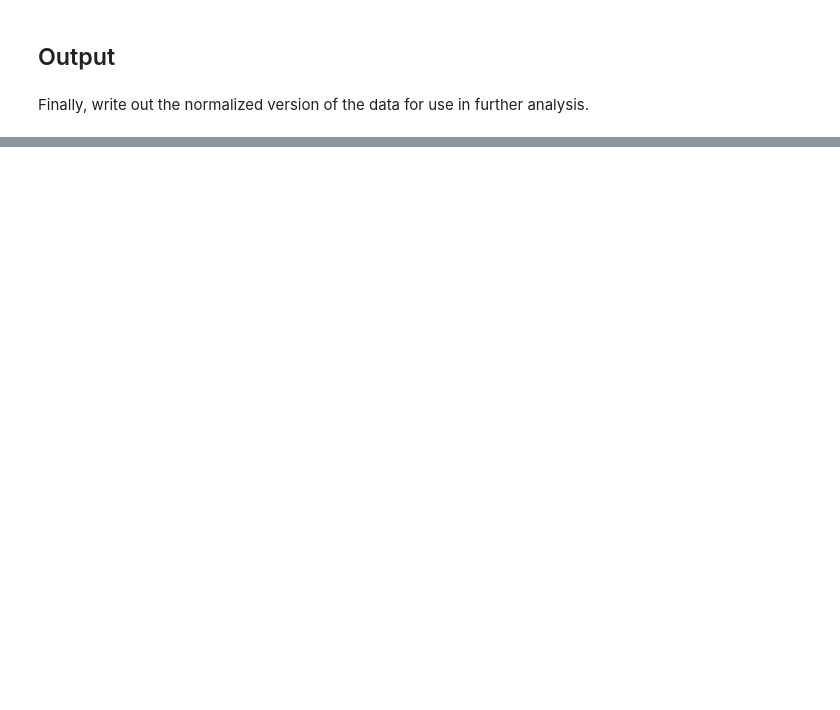
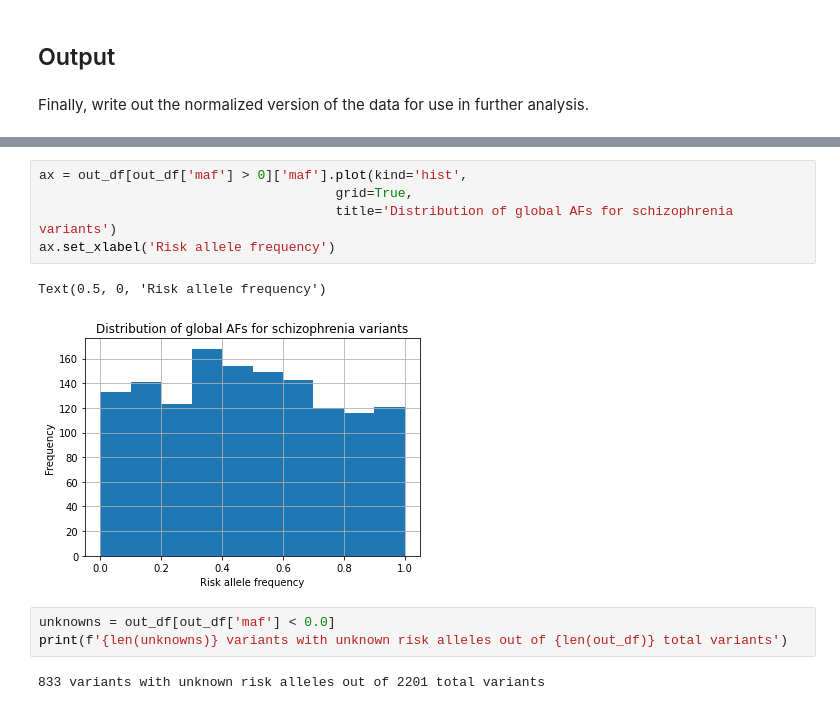
Before and after one commit to jstimes/MentalMap, a Jupyter notebook: notebooks/GWAS_catalog_EDA_and_normalization.ipynb, the cells around one changed output, grey strips where cells are left out. Cells and saved outputs as stored; diff of their text form; blank space fills up the shorter version.

```diff
--- a/notebooks/GWAS_catalog_EDA_and_normalization.ipynb
+++ b/notebooks/GWAS_catalog_EDA_and_normalization.ipynb
@@ -188,0 +605,13 @@ out_df.to_csv("schizophrenia_gwas_catalog_2022_cleaned.csv")
+# %%
+ax = out_df[out_df['maf'] > 0]['maf'].plot(kind='hist',
+                                      grid=True,
+                                      title='Distribution of global AFs for schizophrenia variants')
+ax.set_xlabel('Risk allele frequency')
+# %% [output]
+Text(0.5, 0, 'Risk allele frequency')
+[figure, added]
+# %%
+unknowns = out_df[out_df['maf'] < 0.0]
+print(f'{len(unknowns)} variants with unknown risk alleles out of {len(out_df)} total variants')
+# %% [output]
+833 variants with unknown risk alleles out of 2201 total variants
```
Also changed, not shown: parts of 53 cells of this notebook, 1 other file.
